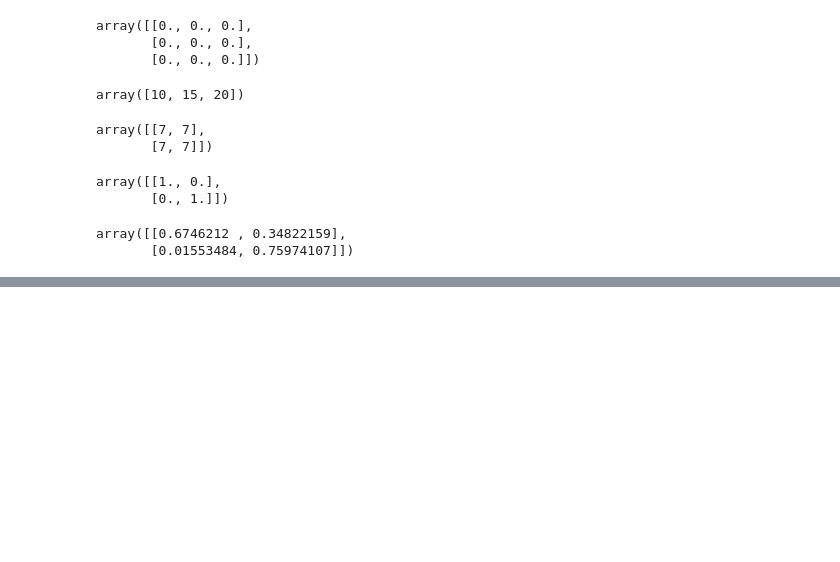
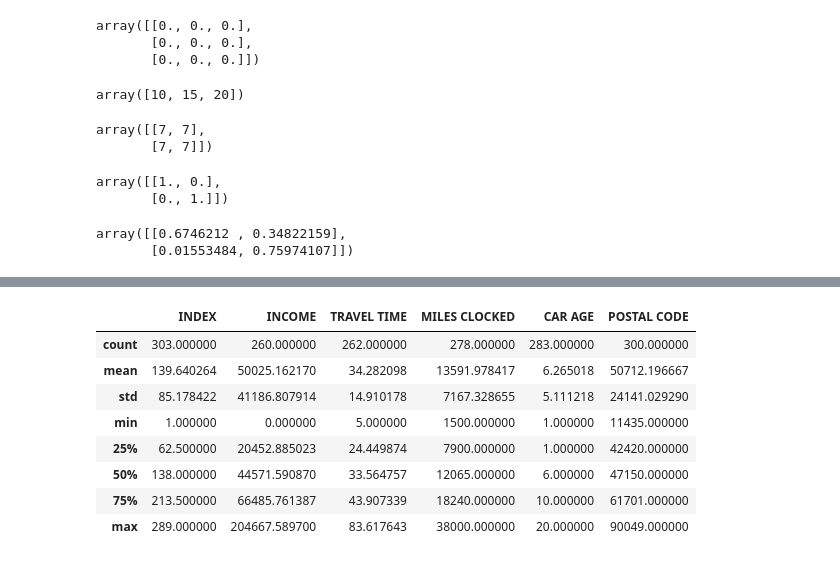
Before and after one commit to Aks-20/AI-ML, a Jupyter notebook: AkshatGupta22csu312.ipynb, the cells around one changed output, grey strips where cells are left out. Drawn from its saved outputs; the diff is of its cells as text; code cells hidden in the pictures; blank space fills up the shorter version.

```diff
--- a/AkshatGupta22csu312.ipynb
+++ b/AkshatGupta22csu312.ipynb
@@ -54,0 +100,12 @@ array([[0.6746212 , 0.34822159],
+# %%
+df.describe()
+# %% [output]
+|  | INDEX | INCOME | TRAVEL TIME | MILES CLOCKED | CAR AGE | POSTAL CODE |
+| count | 303.000000 | 260.000000 | 262.000000 | 278.000000 | 283.000000 | 300.000000 |
+| mean | 139.640264 | 50025.162170 | 34.282098 | 13591.978417 | 6.265018 | 50712.196667 |
+| std | 85.178422 | 41186.807914 | 14.910178 | 7167.328655 | 5.111218 | 24141.029290 |
+| min | 1.000000 | 0.000000 | 5.000000 | 1500.000000 | 1.000000 | 11435.000000 |
+| 25% | 62.500000 | 20452.885023 | 24.449874 | 7900.000000 | 1.000000 | 42420.000000 |
+| 50% | 138.000000 | 44571.590870 | 33.564757 | 12065.000000 | 6.000000 | 47150.000000 |
+| 75% | 213.500000 | 66485.761387 | 43.907339 | 18240.000000 | 10.000000 | 61701.000000 |
+| max | 289.000000 | 204667.589700 | 83.617643 | 38000.000000 | 20.000000 | 90049.000000 |
```
Also changed, not shown: parts of 11 cells of this notebook.
